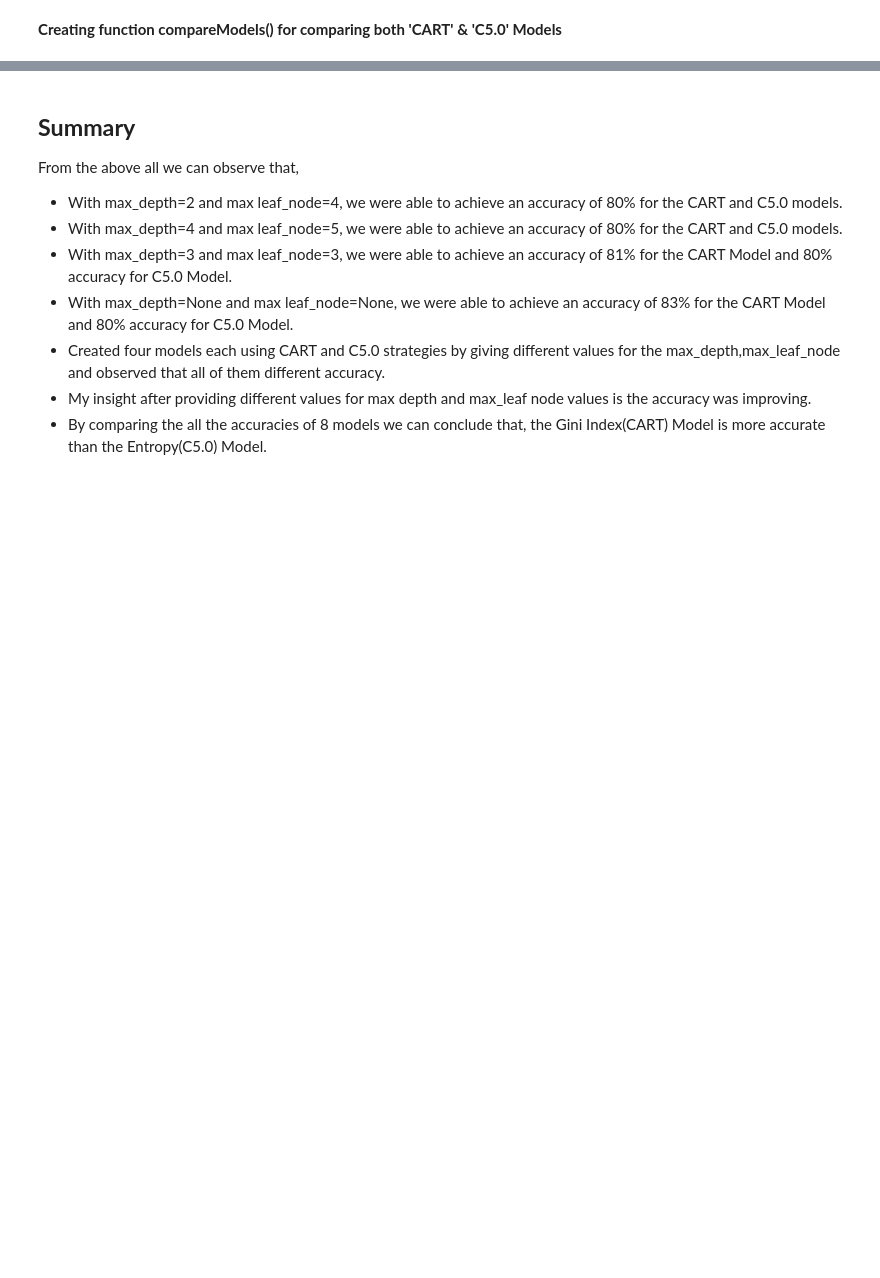
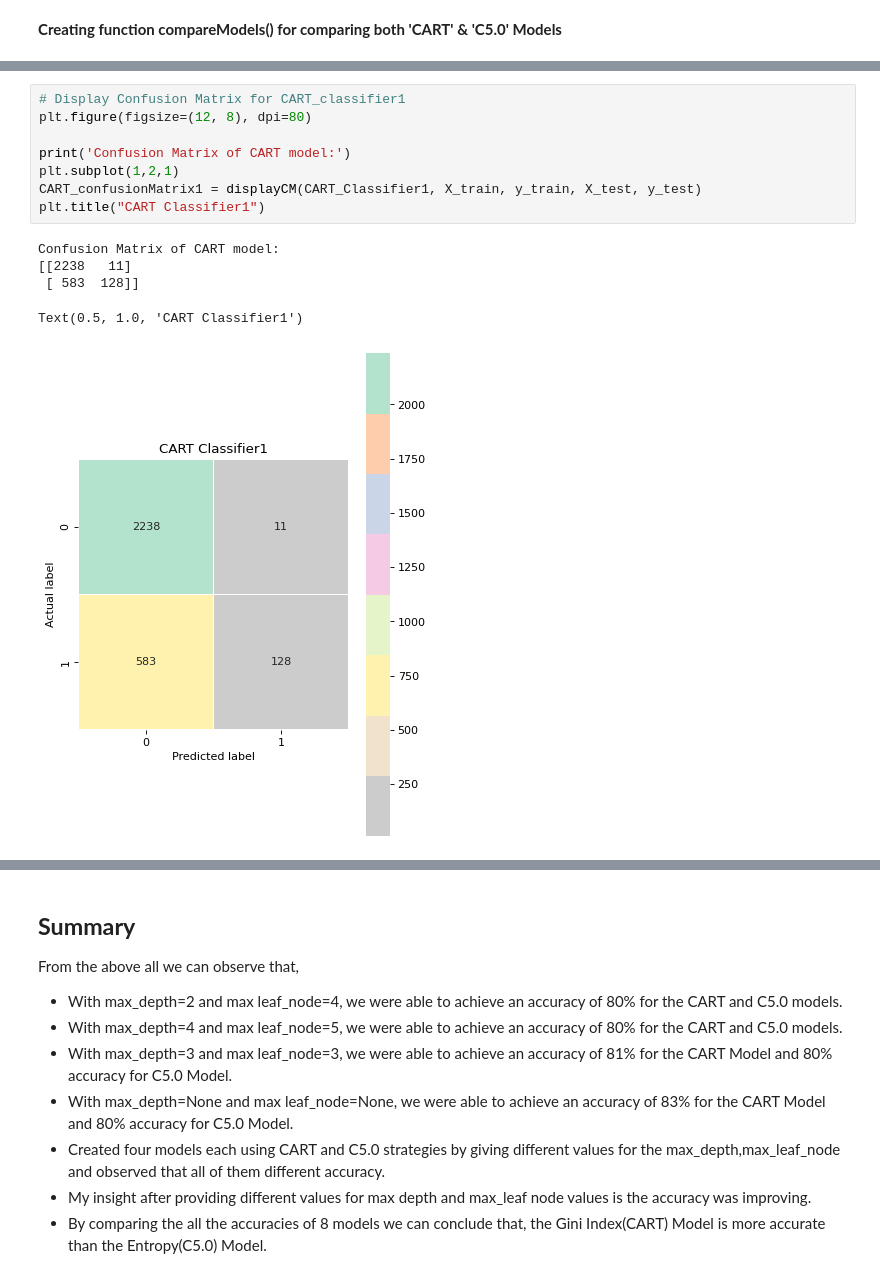
Before and after one commit to MugdhaYada/my_projects-IDS, a Jupyter notebook: HW6/Problem1.ipynb, the cells around one changed output, grey strips where cells are left out. Drawn from its saved outputs; the diff is of its cells as text; blank space fills up the shorter version.

```diff
--- a/HW6/Problem1.ipynb
+++ b/HW6/Problem1.ipynb
@@ -417,0 +241,14 @@ C5.0 Model Training and Testing scores: 0.80, 0.80
+# %%
+# Display Confusion Matrix for CART_classifier1
+plt.figure(figsize=(12, 8), dpi=80)
+
+print('Confusion Matrix of CART model:')
+plt.subplot(1,2,1)
+CART_confusionMatrix1 = displayCM(CART_Classifier1, X_train, y_train, X_test, y_test)
+plt.title("CART Classifier1")
+# %% [output]
+Confusion Matrix of CART model:
+[[2238   11]
+ [ 583  128]]
+Text(0.5, 1.0, 'CART Classifier1')
+[figure, added]
```
Also changed, not shown: parts of 49 cells of this notebook.
